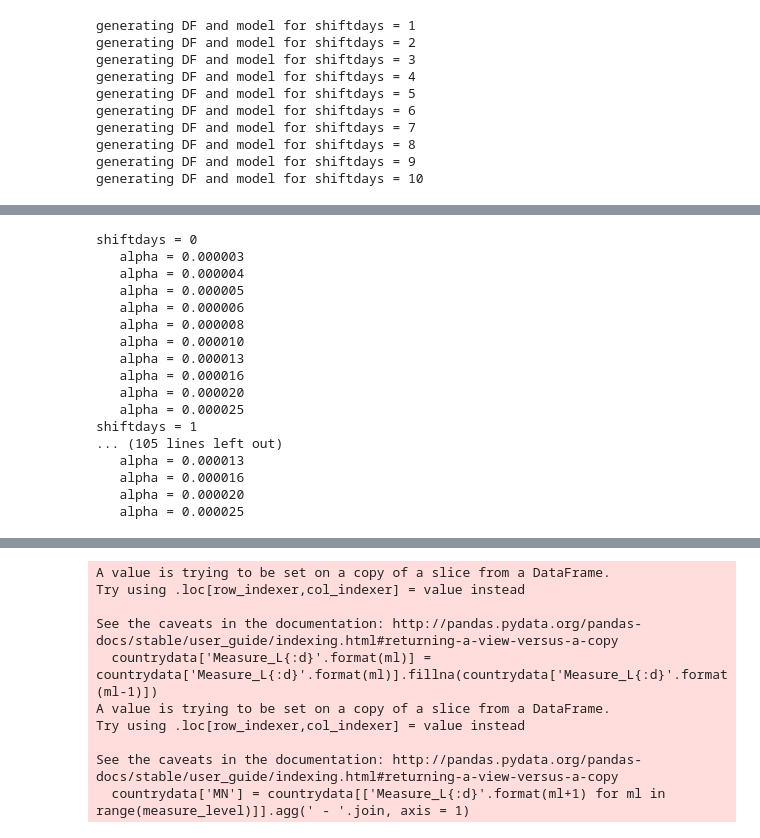
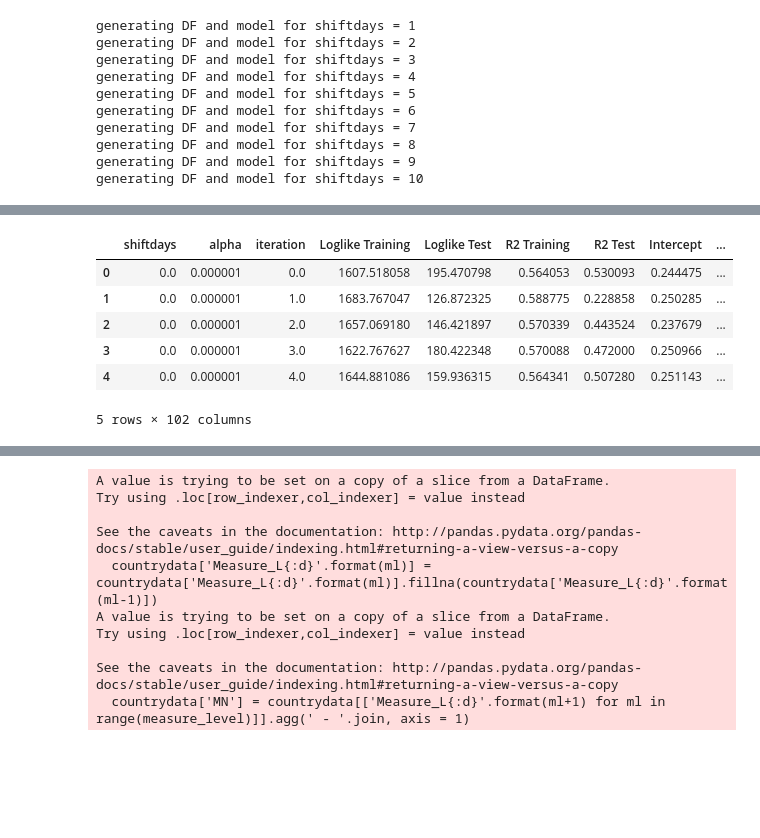
Before and after one commit to lukasgeyrhofer/corona, a Jupyter notebook: regression measures.ipynb, the cells around one changed output, grey strips where cells are left out. Drawn from its saved outputs; the diff is of its cells as text; code cells hidden in the pictures; blank space fills up the shorter version.

```diff
--- a/regression measures.ipynb
+++ b/regression measures.ipynb
@@ -395,50 +406 @@ shiftdays = 1
-# %%
-for shiftdays in np.arange(maxshift + 1):
-
-    print('shiftdays = {}'.format(shiftdays))
-
-    for alpha in np.power(10,np.linspace(-5.5, -4.5, num = 10, endpoint = False)):
-        print('   alpha = {:.6f}'.format(alpha))
-        if alpha != 1e-5 and alpha != 1e-4:
-            for i in range(xval_count):
-                results = model_train[shiftdays][i].fit_regularized(alpha = alpha, L1_wt = 1)
-
-                result_dict = {}
-                result_dict['shiftdays']        = shiftdays
-                result_dict['alpha']            = alpha
-                result_dict['iteration']        = i
-
-                test_params = []
-                for paramname in model_test[shiftdays][i].exog_names:
-                    if paramname in results.params.keys():
-                        test_params.append(results.params[paramname])
-                    else:
-                        test_params.append(0)
-                result_dict['Loglike Training'] = model_train[shiftdays][i].loglike(results.params)
-                result_dict['Loglike Test']     = model_test[shiftdays][i].loglike(np.array(test_params))
-
-                result_dict.update({k:v for k,v in results.params.items()})
-
-                if allresults_rndXv is None:
-                    allresults_rndXv = pd.DataFrame({k:np.array([v]) for k,v in result_dict.items()})
-                else:
-                    allresults_rndXv = allresults_rndXv.append(result_dict, ignore_index = True)
-# %% [output]
-shiftdays = 0
-   alpha = 0.000003
-   alpha = 0.000004
-   alpha = 0.000005
-   alpha = 0.000006
-   alpha = 0.000008
-   alpha = 0.000010
-   alpha = 0.000013
-   alpha = 0.000016
-   alpha = 0.000020
-   alpha = 0.000025
-shiftdays = 1
-... (105 lines left out)
-   alpha = 0.000013
-   alpha = 0.000016
-   alpha = 0.000020
-   alpha = 0.000025
 # %%
@@ -446,3 +408,13 @@ allresults_rndXv.to_csv('results_Xval_rnd10_200410.csv')
+# %%
+allresults_rndXv.head()
+# %% [output]
+|  | shiftdays | alpha | iteration | Loglike Training | Loglike Test | R2 Training | R2 Test | Intercept | ... |
+| 0 | 0.0 | 0.000001 | 0.0 | 1607.518058 | 195.470798 | 0.564053 | 0.530093 | 0.244475 | ... |
+| 1 | 0.0 | 0.000001 | 1.0 | 1683.767047 | 126.872325 | 0.588775 | 0.228858 | 0.250285 | ... |
+| 2 | 0.0 | 0.000001 | 2.0 | 1657.069180 | 146.421897 | 0.570339 | 0.443524 | 0.237679 | ... |
+| 3 | 0.0 | 0.000001 | 3.0 | 1622.767627 | 180.422348 | 0.570088 | 0.472000 | 0.250966 | ... |
+| 4 | 0.0 | 0.000001 | 4.0 | 1644.881086 | 159.936315 | 0.564341 | 0.507280 | 0.251143 | ... |
+5 rows × 102 columns
 # %%
 shiftdaylist = allresults_rndXv['shiftdays'].unique()
 alphalist    = allresults_rndXv['alpha'].unique()
```
Also changed, not shown: parts of 19 cells of this notebook.
